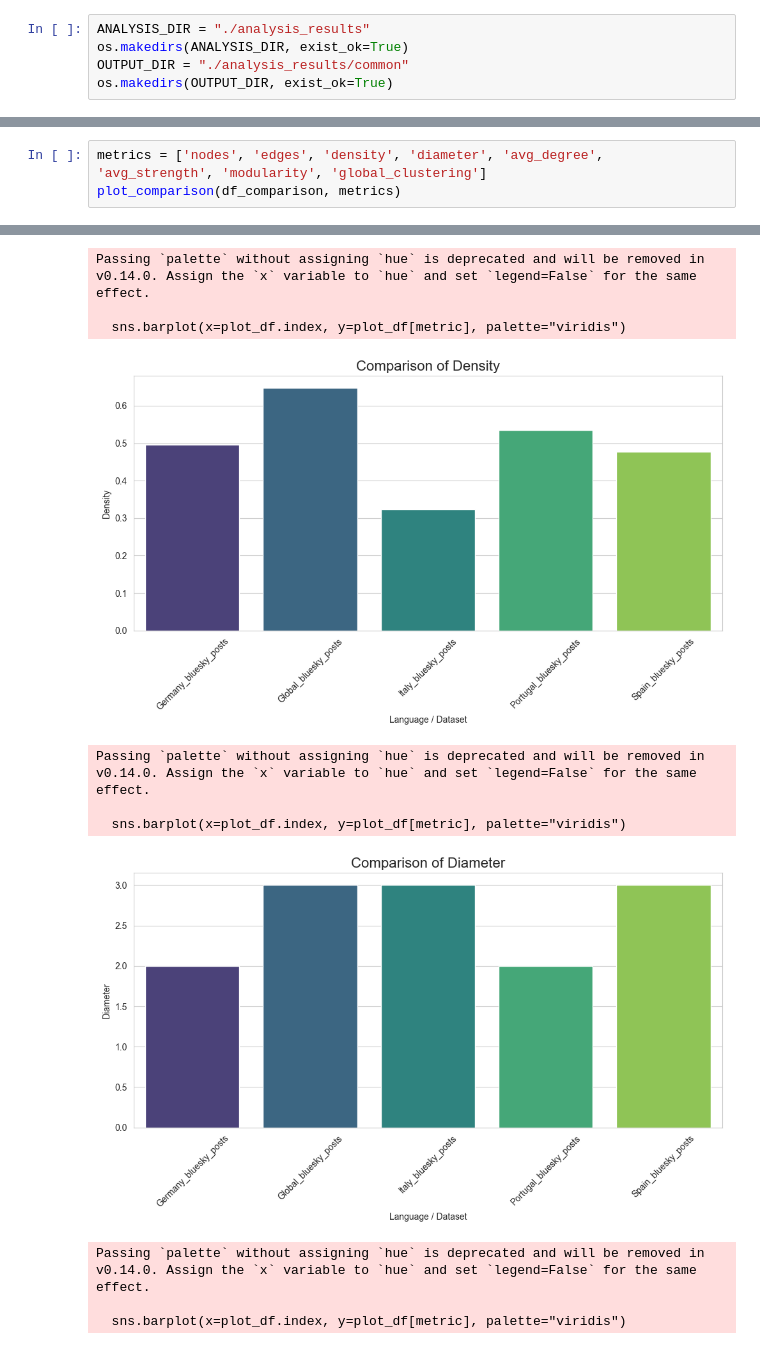
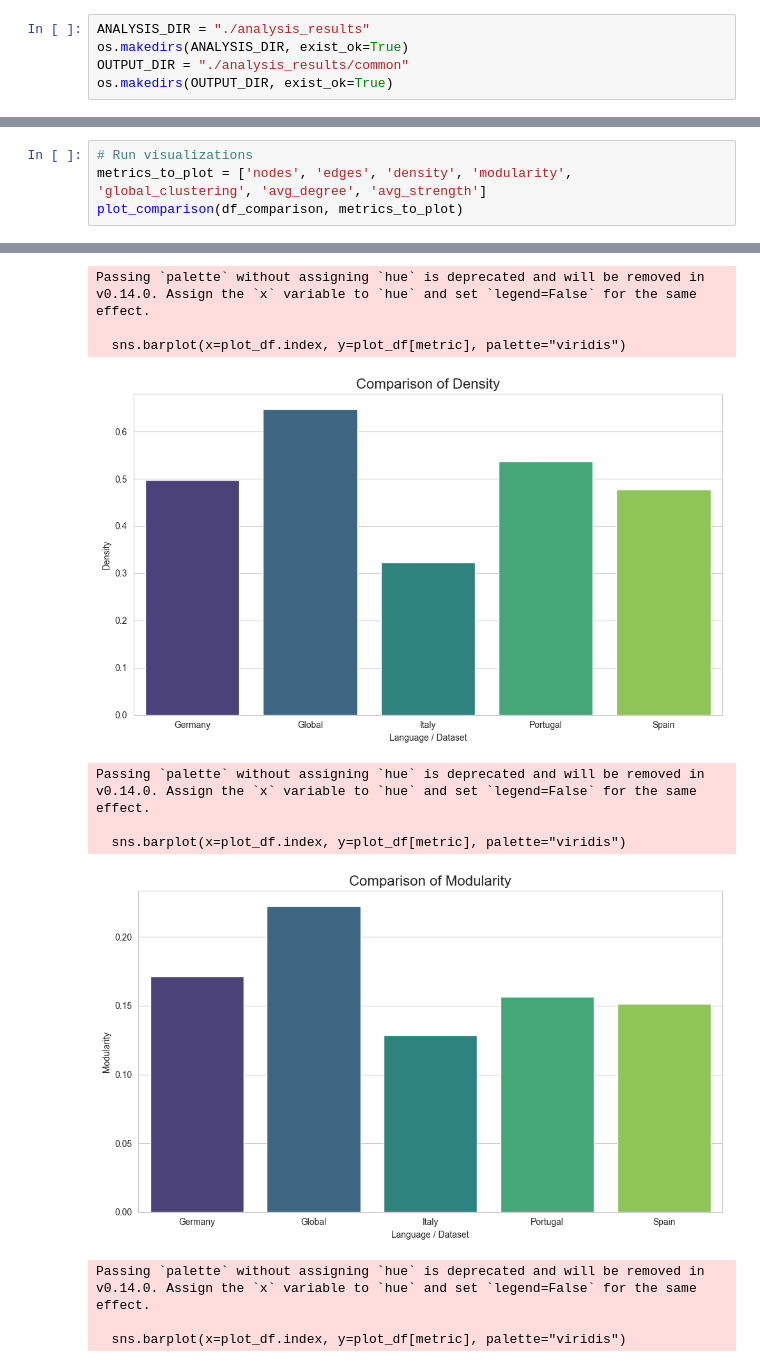
Before and after one commit to megahelio/CS_Networks_Graphs, a Jupyter notebook: jupyter/compare_languages.ipynb, the cells around one changed output, grey strips where cells are left out. Drawn from its saved outputs; the diff is of its cells as text.

```diff
--- a/jupyter/compare_languages.ipynb
+++ b/jupyter/compare_languages.ipynb
@@ -82,6 +168,7 @@ def plot_comparison(df, metrics_to_plot):
 # %%
-metrics = ['nodes', 'edges', 'density', 'diameter', 'avg_degree', 'avg_strength', 'modularity', 'global_clustering']
-plot_comparison(df_comparison, metrics)
+# Run visualizations
+metrics_to_plot = ['nodes', 'edges', 'density', 'modularity', 'global_clustering', 'avg_degree', 'avg_strength']
+plot_comparison(df_comparison, metrics_to_plot)
 # %% [output]
 Passing `palette` without assigning `hue` is deprecated and will be removed in v0.14.0. Assign the `x` variable to `hue` and set `legend=False` for the same effect.
 
@@ -94,11 +181,11 @@ Passing `palette` without assigning `hue` is deprecated and will be removed in v
 Passing `palette` without assigning `hue` is deprecated and will be removed in v0.14.0. Assign the `x` variable to `hue` and set `legend=False` for the same effect.
 
   sns.barplot(x=plot_df.index, y=plot_df[metric], palette="viridis")
-[figure, old version]
+[figure, new version]
 Passing `palette` without assigning `hue` is deprecated and will be removed in v0.14.0. Assign the `x` variable to `hue` and set `legend=False` for the same effect.
 
   sns.barplot(x=plot_df.index, y=plot_df[metric], palette="viridis")
-[figure, old version]
+[figure, new version]
 Passing `palette` without assigning `hue` is deprecated and will be removed in v0.14.0. Assign the `x` variable to `hue` and set `legend=False` for the same effect.
 
   sns.barplot(x=plot_df.index, y=plot_df[metric], palette="viridis")
```
Also changed, not shown: parts of 6 cells of this notebook, 42 other files.
